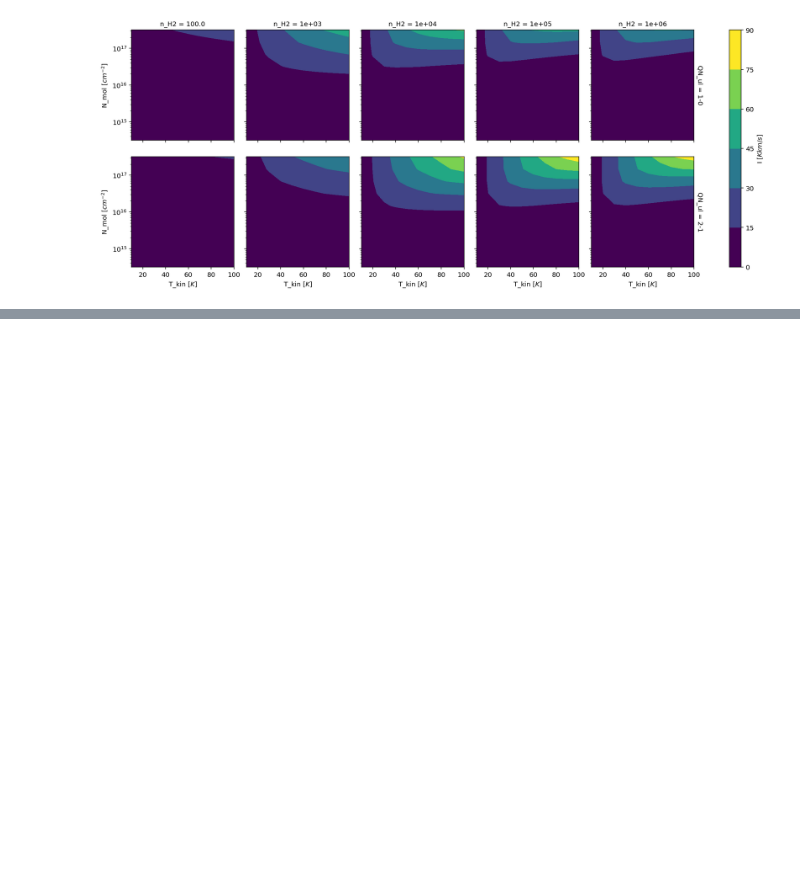
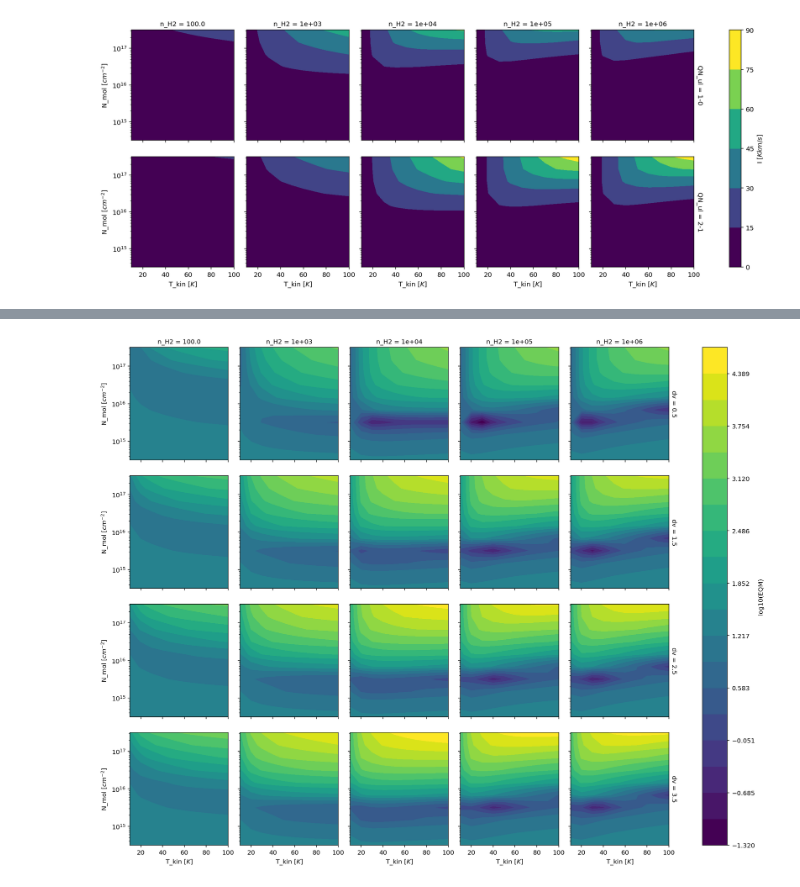
Before and after one commit to pirg/ndradex_example, a Jupyter notebook: ndradex.ipynb, the cells around one changed output, grey strips where cells are left out. Saved outputs shown, nothing was run; the diff lists cells and outputs as text; code cells hidden in the pictures; blank space fills up the shorter version.

```diff
--- a/ndradex.ipynb
+++ b/ndradex.ipynb
@@ -60,0 +63,15 @@ pl.yscale('log')
+# %%
+#Comparing to observations
+# Case similar to Figs 7, 8 of https://www.dropbox.com/home/2019-orionb-bcr/LVG?preview=ms.pdf
+W10 = 2 #Kkm/s
+W21 = 4.5 #Kkm/s
+
+EQM10 = (ds['I'].sel(QN_ul='1-0')-W10)**2
+EQM21 = (ds['I'].sel(QN_ul='2-1')-W21)**2
+EQM = EQM10+EQM21
+logEQM = np.log10(EQM)
+logEQM.name = 'log10(EQM)'
+logEQM.plot.contourf(y='N_mol',x='T_kin',col='n_H2',row='dv',vmin=logEQM.min(),vmax=logEQM.max(),levels=20)
+pl.yscale('log')
+# %% [output]
+[figure, added]
```
Also changed, not shown: parts of 4 cells of this notebook.
